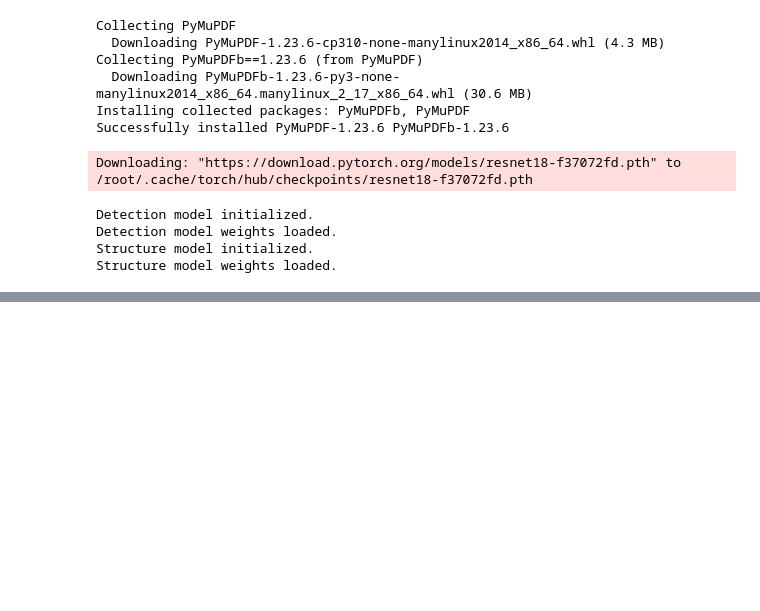
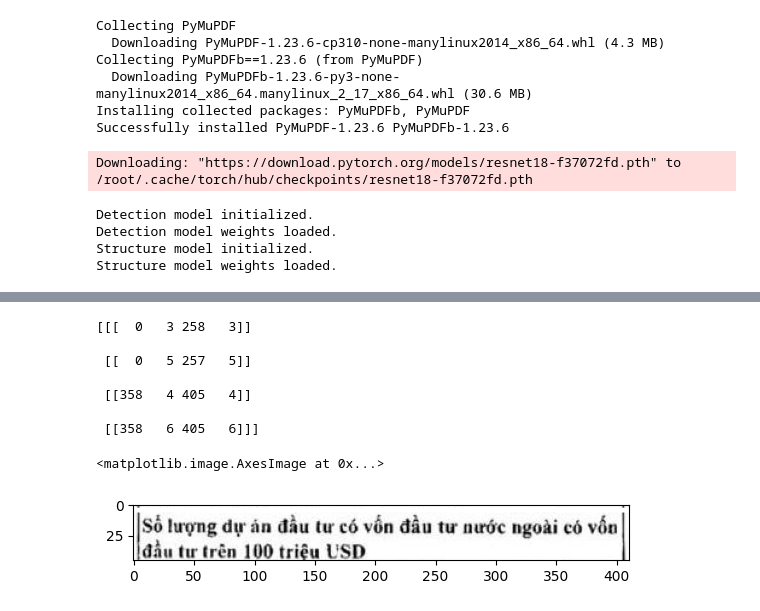
Before and after one commit to HoanChan/TableVision, a Jupyter notebook: Pubtables_Detect.ipynb, the cells around one changed output, grey strips where cells are left out. Drawn from its saved outputs; the diff is of its cells as text; code cells hidden in the pictures; blank space fills up the shorter version.

```diff
--- a/Pubtables_Detect.ipynb
+++ b/Pubtables_Detect.ipynb
@@ -231,0 +295,49 @@ File /content/1.jpg không tồn tại.
+# %%
+def remove_lines(image):
+    gray = cv2.cvtColor(image, cv2.COLOR_BGR2GRAY)
+
+    # Xác định biên của các đối tượng trong ảnh
+    edges = cv2.Canny(gray, 50, 150, apertureSize=3)
+
+    # Xác định đường thẳng trong ảnh
+    lines = cv2.HoughLines(edges, 1, np.pi / 180, threshold=100)
+    result = image.copy()
+    # Loại bỏ các đường thẳng khỏi ảnh
+    # Xác định chiều dài và chiều cao của ảnh
+    height, width = gray.shape[:2]
+
+    # Xác định biên của các đối tượng trong ảnh
+    edges = cv2.Canny(gray, 10, 150, apertureSize=3)
+
+    # Xác định đường thẳng trong ảnh
+    lines = cv2.HoughLinesP(edges, 1, np.pi / 180, threshold=100, minLineLength=height*0.5, maxLineGap=0)
+
+    # Loại bỏ các đường thẳng ngang và đứng không phù hợp
+    if lines is not None:
+        print(lines)
+        for line in lines:
+            x1, y1, x2, y2 = line[0]
+            # length = np.sqrt((x2 - x1) ** 2 + (y2 - y1) ** 2)
+            # Kiểm tra độ dài của đường thẳng
+            if abs(x2 - x1) < 5:  # Đường thẳng đứng
+                cv2.line(result, (x1, 0), (x2, height), (255, 255, 255), thickness=abs(x2 - x1)+1)
+            elif abs(y2 - y1) < 5:  # Đường thẳng ngang
+                cv2.line(result, (0, y1), (width, y2), (255, 255, 255), thickness=abs(y2 - y1)+1)
+
+
+    return result
+
+
+
+img_cut = remove_lines(cells_imgs[4])
+plt.imshow(img_cut)
+# %% [output]
+[[[  0   3 258   3]]
+
+ [[  0   5 257   5]]
+
+ [[358   4 405   4]]
+
+ [[358   6 405   6]]]
+<matplotlib.image.AxesImage at 0x...>
+[figure, added]
```
Also changed, not shown: parts of 19 cells of this notebook, 1 other file.
